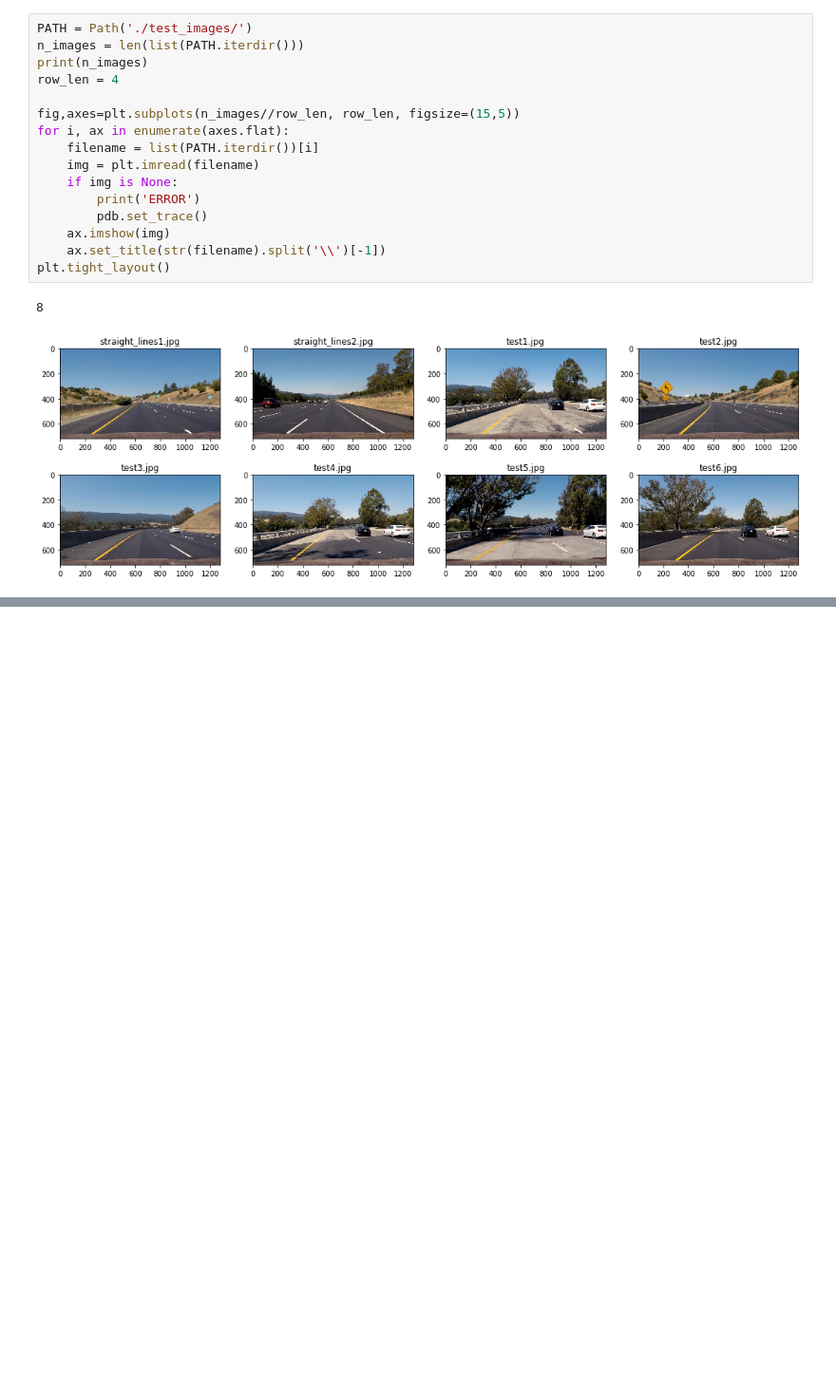
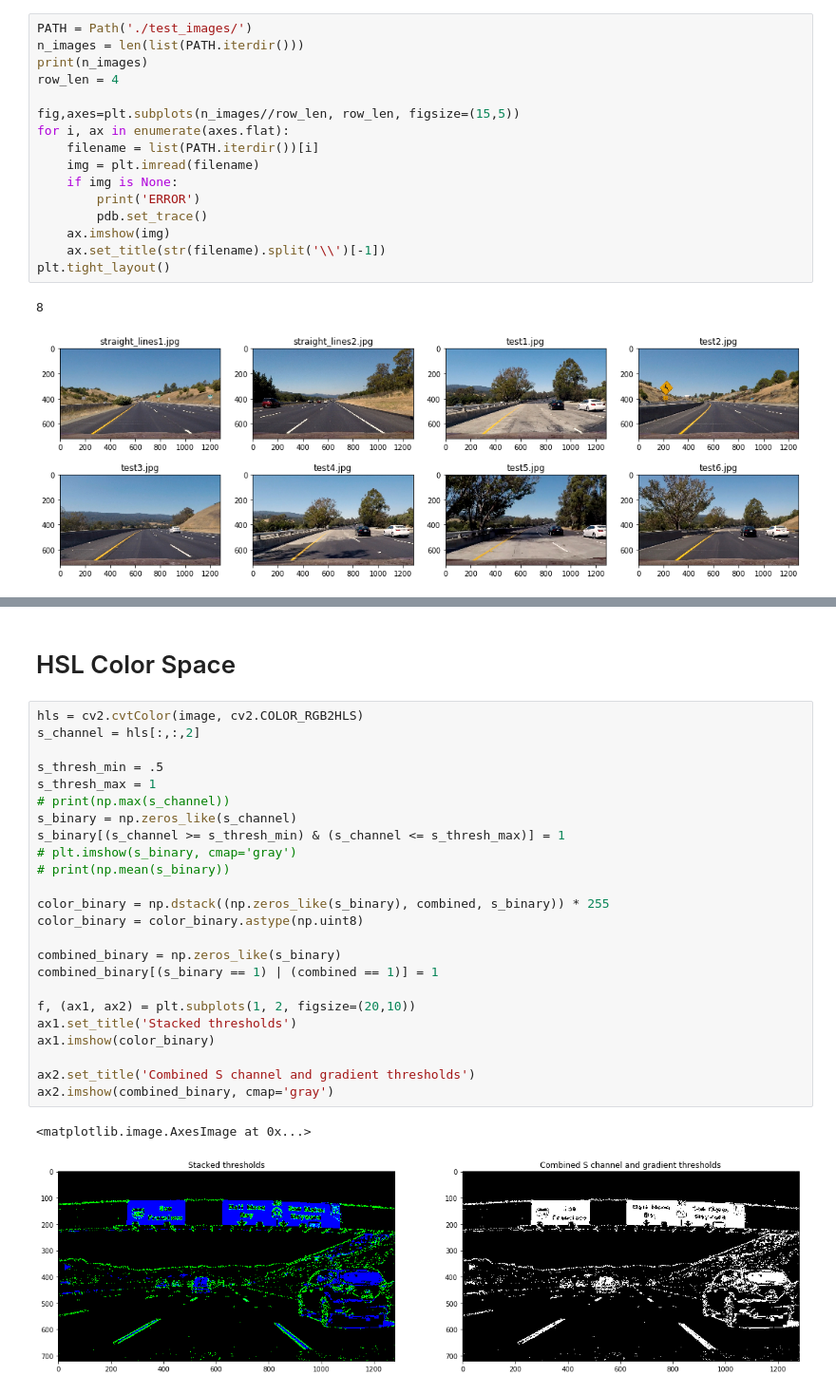
Before and after one commit to muhabdulhaq/advanced-lane-line-tracking, a Jupyter notebook: Advanced-Lane-Line-Tracking.ipynb, the cells around one changed output, grey strips where cells are left out. Shown at 95% size. Cells and saved outputs as stored; diff of their text form; blank space fills up the shorter version.

```diff
--- a/Advanced-Lane-Line-Tracking.ipynb
+++ b/Advanced-Lane-Line-Tracking.ipynb
@@ -123,0 +198,29 @@ plt.imshow(sxbinary, cmap='gray')
+# %% [markdown]
+# HSL Color Space
+# %%
+hls = cv2.cvtColor(image, cv2.COLOR_RGB2HLS)
+s_channel = hls[:,:,2]
+
+s_thresh_min = .5
+s_thresh_max = 1
+# print(np.max(s_channel))
+s_binary = np.zeros_like(s_channel)
+s_binary[(s_channel >= s_thresh_min) & (s_channel <= s_thresh_max)] = 1
+# plt.imshow(s_binary, cmap='gray')
+# print(np.mean(s_binary))
+
+color_binary = np.dstack((np.zeros_like(s_binary), combined, s_binary)) * 255
+color_binary = color_binary.astype(np.uint8)
+
+combined_binary = np.zeros_like(s_binary)
+combined_binary[(s_binary == 1) | (combined == 1)] = 1
+
+f, (ax1, ax2) = plt.subplots(1, 2, figsize=(20,10))
+ax1.set_title('Stacked thresholds')
+ax1.imshow(color_binary)
+
+ax2.set_title('Combined S channel and gradient thresholds')
+ax2.imshow(combined_binary, cmap='gray')
+# %% [output]
+<matplotlib.image.AxesImage at 0x...>
+[figure, added]
```
Also changed, not shown: parts of 7 cells of this notebook, 1 other file.
